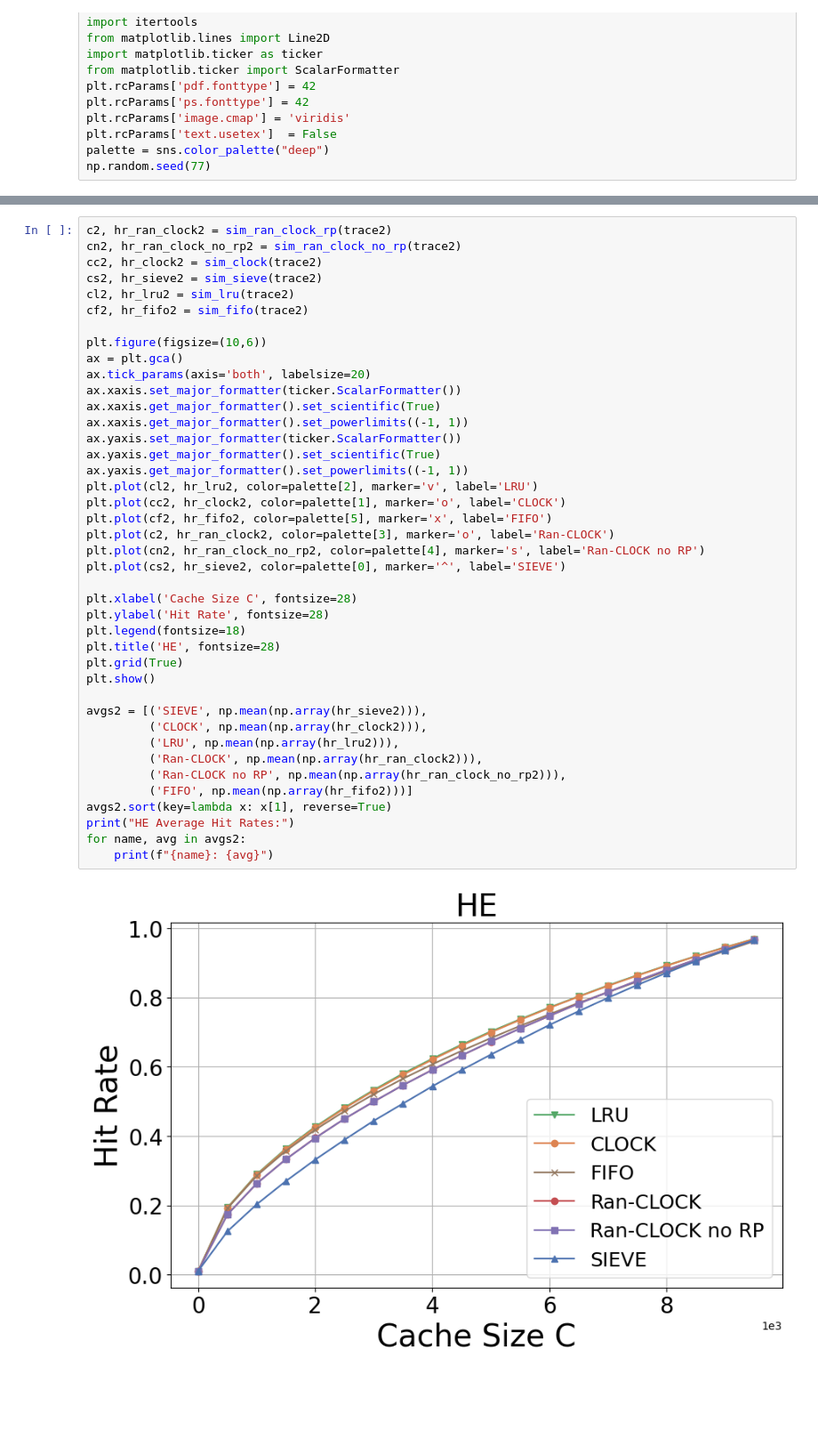
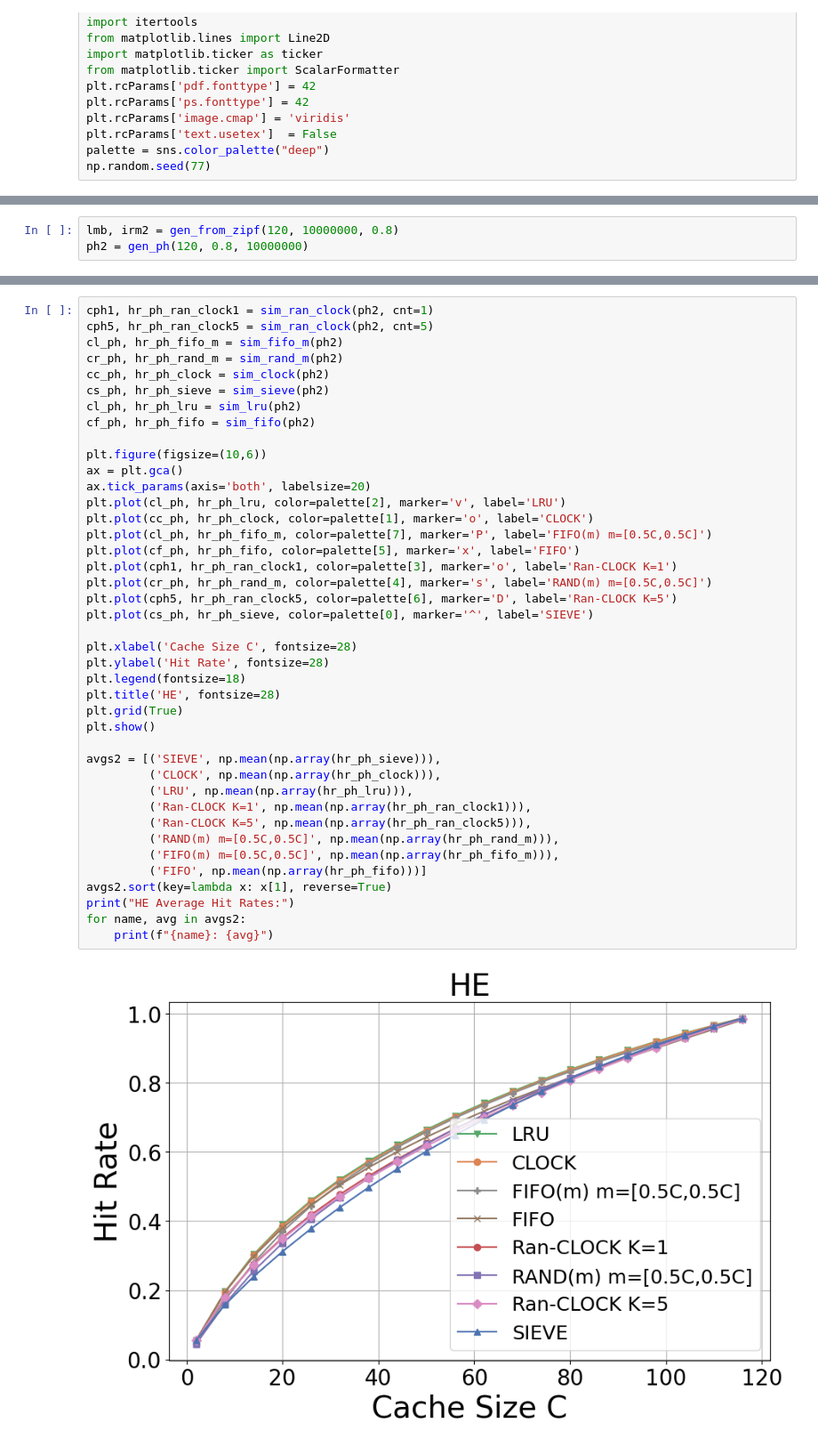
Before and after one commit to Effygal/cache-modeling, a Jupyter notebook: mrc-analysis.ipynb, the cells around one changed output, grey strips where cells are left out. Shown at 89% size. Cells and saved outputs as stored; diff of their text form; blank space fills up the shorter version.

```diff
--- a/mrc-analysis.ipynb
+++ b/mrc-analysis.ipynb
@@ -105,2 +102,5 @@ trace2 = gen_ph(100, 0.6, 1000000)
+# %%
+lmb, irm2 = gen_from_zipf(120, 10000000, 0.8)
+ph2 = gen_ph(120, 0.8, 10000000)
 # %%
 # iads should match
@@ -197,44 +207,44 @@ FIFO: 0.5998989499999999
 # %%
-c2, hr_ran_clock2 = sim_ran_clock_rp(trace2)
-cn2, hr_ran_clock_no_rp2 = sim_ran_clock_no_rp(trace2)
-cc2, hr_clock2 = sim_clock(trace2)
-cs2, hr_sieve2 = sim_sieve(trace2)
-cl2, hr_lru2 = sim_lru(trace2)
-cf2, hr_fifo2 = sim_fifo(trace2)
+cph1, hr_ph_ran_clock1 = sim_ran_clock(ph2, cnt=1)
+cph5, hr_ph_ran_clock5 = sim_ran_clock(ph2, cnt=5)
+cl_ph, hr_ph_fifo_m = sim_fifo_m(ph2)
+cr_ph, hr_ph_rand_m = sim_rand_m(ph2)
+cc_ph, hr_ph_clock = sim_clock(ph2)
+cs_ph, hr_ph_sieve = sim_sieve(ph2)
+cl_ph, hr_ph_lru = sim_lru(ph2)
+cf_ph, hr_ph_fifo = sim_fifo(ph2)
 
 plt.figure(figsize=(10,6))
 ax = plt.gca()
 ax.tick_params(axis='both', labelsize=20)
-ax.xaxis.set_major_formatter(ticker.ScalarFormatter())
-ax.xaxis.get_major_formatter().set_scientific(True)
-ax.xaxis.get_major_formatter().set_powerlimits((-1, 1))
-ax.yaxis.set_major_formatter(ticker.ScalarFormatter())
-ax.yaxis.get_major_formatter().set_scientific(True)
-ax.yaxis.get_major_formatter().set_powerlimits((-1, 1))
-plt.plot(cl2, hr_lru2, color=palette[2], marker='v', label='LRU')
-plt.plot(cc2, hr_clock2, color=palette[1], marker='o', label='CLOCK')
-plt.plot(cf2, hr_fifo2, color=palette[5], marker='x', label='FIFO')
-plt.plot(c2, hr_ran_clock2, color=palette[3], marker='o', label='Ran-CLOCK')
-plt.plot(cn2, hr_ran_clock_no_rp2, color=palette[4], marker='s', label='Ran-CLOCK no RP')
-plt.plot(cs2, hr_sieve2, color=palette[0], marker='^', label='SIEVE')
+plt.plot(cl_ph, hr_ph_lru, color=palette[2], marker='v', label='LRU')
+plt.plot(cc_ph, hr_ph_clock, color=palette[1], marker='o', label='CLOCK')
+plt.plot(cl_ph, hr_ph_fifo_m, color=palette[7], marker='P', label='FIFO(m) m=[0.5C,0.5C]')
+plt.plot(cf_ph, hr_ph_fifo, color=palette[5], marker='x', label='FIFO')
+plt.plot(cph1, hr_ph_ran_clock1, color=palette[3], marker='o', label='Ran-CLOCK K=1')
+plt.plot(cr_ph, hr_ph_rand_m, color=palette[4], marker='s', label='RAND(m) m=[0.5C,0.5C]')
+plt.plot(cph5, hr_ph_ran_clock5, color=palette[6], marker='D', label='Ran-CLOCK K=5')
+plt.plot(cs_ph, hr_ph_sieve, color=palette[0], marker='^', label='SIEVE')
 
 plt.xlabel('Cache Size C', fontsize=28)
 plt.ylabel('Hit Rate', fontsize=28)
 plt.legend(fontsize=18)
 plt.title('HE', fontsize=28)
 plt.grid(True)
 plt.show()
 
-avgs2 = [('SIEVE', np.mean(np.array(hr_sieve2))),
-         ('CLOCK', np.mean(np.array(hr_clock2))),
-         ('LRU', np.mean(np.array(hr_lru2))),
-         ('Ran-CLOCK', np.mean(np.array(hr_ran_clock2))),
-         ('Ran-CLOCK no RP', np.mean(np.array(hr_ran_clock_no_rp2))),
-         ('FIFO', np.mean(np.array(hr_fifo2)))]
+avgs2 = [('SIEVE', np.mean(np.array(hr_ph_sieve))),
+         ('CLOCK', np.mean(np.array(hr_ph_clock))),
+         ('LRU', np.mean(np.array(hr_ph_lru))),
+         ('Ran-CLOCK K=1', np.mean(np.array(hr_ph_ran_clock1))),
+         ('Ran-CLOCK K=5', np.mean(np.array(hr_ph_ran_clock5))),
+         ('RAND(m) m=[0.5C,0.5C]', np.mean(np.array(hr_ph_rand_m))),
+         ('FIFO(m) m=[0.5C,0.5C]', np.mean(np.array(hr_ph_fifo_m))),
+         ('FIFO', np.mean(np.array(hr_ph_fifo)))]
 avgs2.sort(key=lambda x: x[1], reverse=True)
 print("HE Average Hit Rates:")
 for name, avg in avgs2:
     print(f"{name}: {avg}")
 # %% [output]
-[figure, old version]
+[figure, new version]
 HE Average Hit Rates:
```
Also changed, not shown: parts of 27 cells of this notebook, 1 other file.
